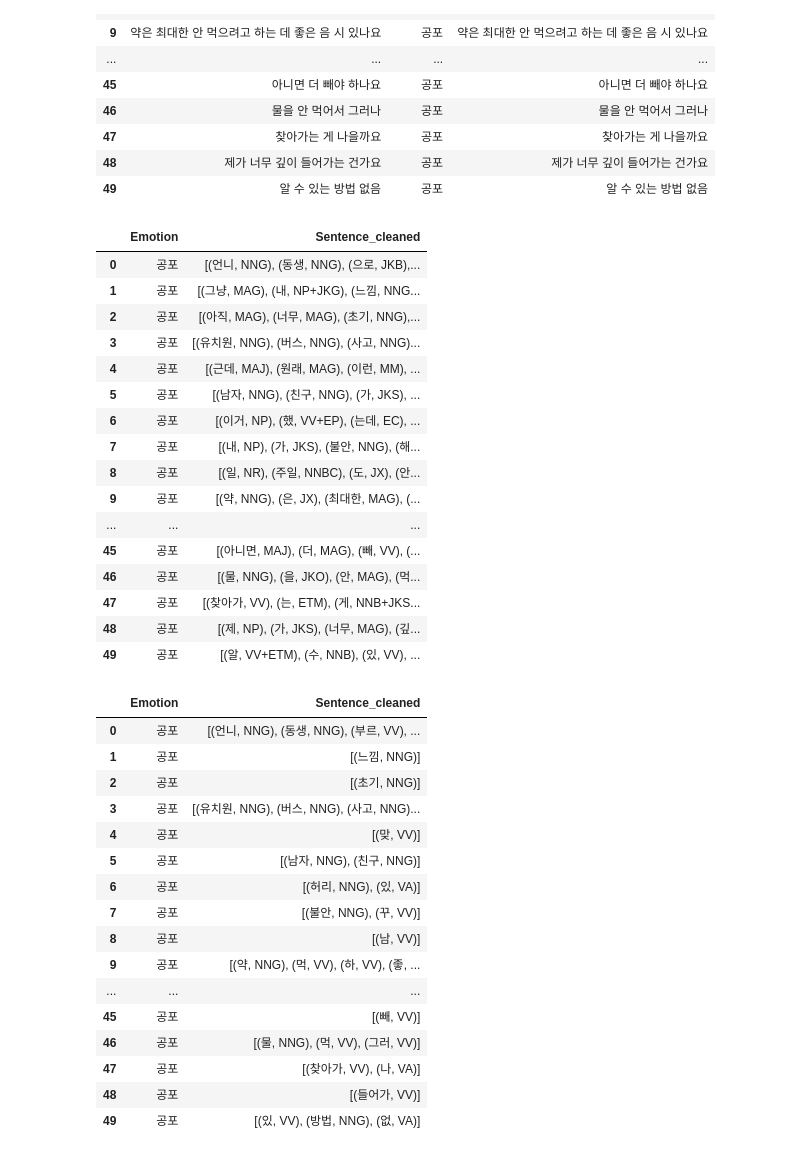
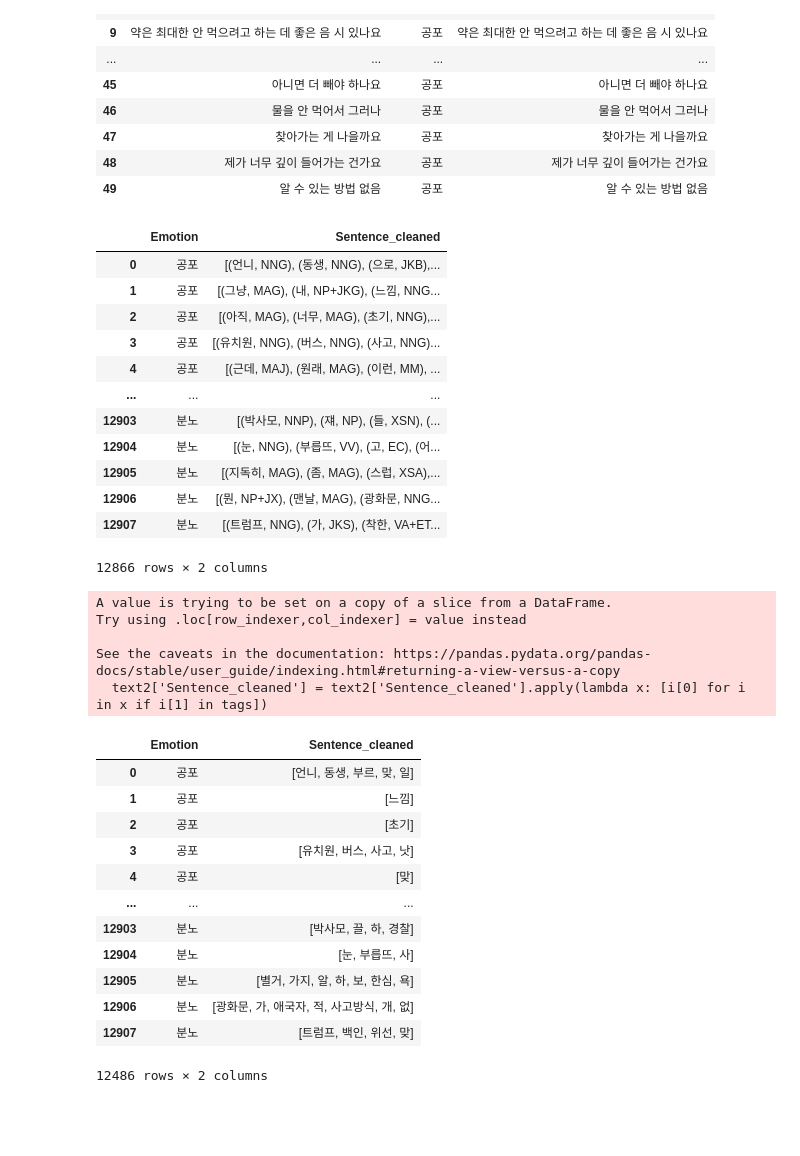
Before and after one commit to SamKimILee/2ndProject, a Jupyter notebook: 감정_분류/0111_전처리_품사.ipynb, the cells around one changed output. Saved outputs shown, nothing was run; the diff lists cells and outputs as text; code cells hidden in the pictures; blank space fills up the shorter version.

```diff
--- a/감정_분류/0111_전처리_품사.ipynb
+++ b/감정_분류/0111_전처리_품사.ipynb
@@ -12,0 +54,3 @@ df.head()
+# %%
+df = df.dropna()
+df.to_excel('clean_str.xlsx', index=False)
@@ -13,4 +61,4 @@ df.head()
 # %%
-text1 = df.iloc[0:50].copy()
-text1
+text1 = df.iloc[0:12866].copy()
+text1.tail
 # %% [output]
@@ -80,14 +124,10 @@ text2
 | 2 | 공포 | [(아직, MAG), (너무, MAG), (초기, NNG),... |
 | 3 | 공포 | [(유치원, NNG), (버스, NNG), (사고, NNG)... |
 | 4 | 공포 | [(근데, MAJ), (원래, MAG), (이런, MM), ... |
-| 5 | 공포 | [(남자, NNG), (친구, NNG), (가, JKS), ... |
-| 6 | 공포 | [(이거, NP), (했, VV+EP), (는데, EC), ... |
-| 7 | 공포 | [(내, NP), (가, JKS), (불안, NNG), (해... |
-| 8 | 공포 | [(일, NR), (주일, NNBC), (도, JX), (안... |
-| 9 | 공포 | [(약, NNG), (은, JX), (최대한, MAG), (... |
 | ... | ... | ... |
-| 45 | 공포 | [(아니면, MAJ), (더, MAG), (빼, VV), (... |
-| 46 | 공포 | [(물, NNG), (을, JKO), (안, MAG), (먹... |
-| 47 | 공포 | [(찾아가, VV), (는, ETM), (게, NNB+JKS... |
-| 48 | 공포 | [(제, NP), (가, JKS), (너무, MAG), (깊... |
-| 49 | 공포 | [(알, VV+ETM), (수, NNB), (있, VV), ... |
+| 12903 | 분노 | [(박사모, NNP), (쟤, NP), (들, XSN), (... |
+| 12904 | 분노 | [(눈, NNG), (부릅뜨, VV), (고, EC), (어... |
+| 12905 | 분노 | [(지독히, MAG), (좀, MAG), (스럽, XSA),... |
+| 12906 | 분노 | [(뭔, NP+JX), (맨날, MAG), (광화문, NNG... |
+| 12907 | 분노 | [(트럼프, NNG), (가, JKS), (착한, VA+ET... |
+12866 rows × 2 columns
@@ -96,21 +134,29 @@ tags = ['NNG', 'NNP', 'VA', 'VV', 'XR', 'XSA', 'XSN', 'XSV']
+# %%
+tags = ['NNG', 'NNP', 'VA', 'VV', 'XR']
+# 'NNG': 일반 명사
+# 'NNP': 고유 명사
+# 'VA': 형용사
+# 'VV': 동사
+# 'XR': 어근
 # %%
-text2['Sentence_cleaned'] = text2['Sentence_cleaned'].apply(lambda x: [i for i in x if i[1] in tags])
+text2['Sentence_cleaned'] = text2['Sentence_cleaned'].apply(lambda x: [i[0] for i in x if i[1] in tags])
 text2
 # %% [output]
+A value is trying to be set on a copy of a slice from a DataFrame.
+Try using .loc[row_indexer,col_indexer] = value instead
+
+See the caveats in the documentation: https://pandas.pydata.org/pandas-docs/stable/user_guide/indexing.html#returning-a-view-versus-a-copy
+  text2['Sentence_cleaned'] = text2['Sentence_cleaned'].apply(lambda x: [i[0] for i in x if i[1] in tags])
 |  | Emotion | Sentence_cleaned |
-| 0 | 공포 | [(언니, NNG), (동생, NNG), (부르, VV), ... |
-| 1 | 공포 | [(느낌, NNG)] |
-| 2 | 공포 | [(초기, NNG)] |
-| 3 | 공포 | [(유치원, NNG), (버스, NNG), (사고, NNG)... |
-| 4 | 공포 | [(맞, VV)] |
-| 5 | 공포 | [(남자, NNG), (친구, NNG)] |
-| 6 | 공포 | [(허리, NNG), (있, VA)] |
-| 7 | 공포 | [(불안, NNG), (꾸, VV)] |
-| 8 | 공포 | [(남, VV)] |
-| 9 | 공포 | [(약, NNG), (먹, VV), (하, VV), (좋, ... |
+| 0 | 공포 | [언니, 동생, 부르, 맞, 일] |
+| 1 | 공포 | [느낌] |
+| 2 | 공포 | [초기] |
+| 3 | 공포 | [유치원, 버스, 사고, 낫] |
+| 4 | 공포 | [맞] |
 | ... | ... | ... |
-| 45 | 공포 | [(빼, VV)] |
-| 46 | 공포 | [(물, NNG), (먹, VV), (그러, VV)] |
-| 47 | 공포 | [(찾아가, VV), (나, VA)] |
-| 48 | 공포 | [(들어가, VV)] |
-| 49 | 공포 | [(있, VV), (방법, NNG), (없, VA)] |
+| 12903 | 분노 | [박사모, 끌, 하, 경찰] |
+| 12904 | 분노 | [눈, 부릅뜨, 사] |
+| 12905 | 분노 | [별거, 가지, 알, 하, 보, 한심, 욕] |
+| 12906 | 분노 | [광화문, 가, 애국자, 적, 사고방식, 개, 없] |
+| 12907 | 분노 | [트럼프, 백인, 위선, 맞] |
+12486 rows × 2 columns
```
Also changed, not shown: parts of 12 cells of this notebook, 3 other files.
